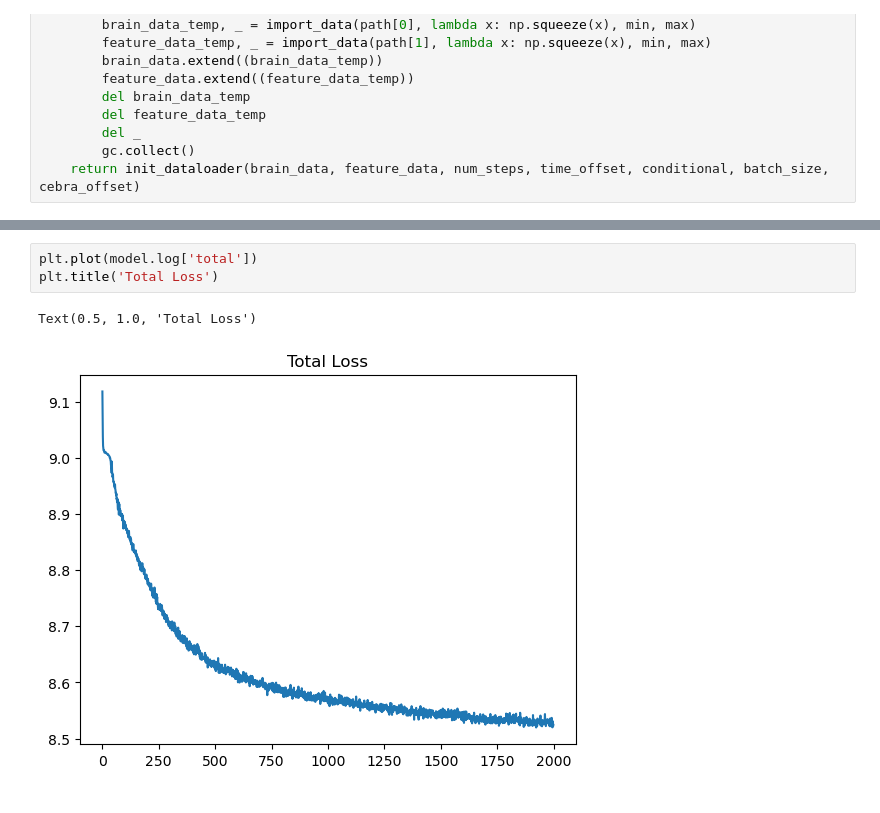
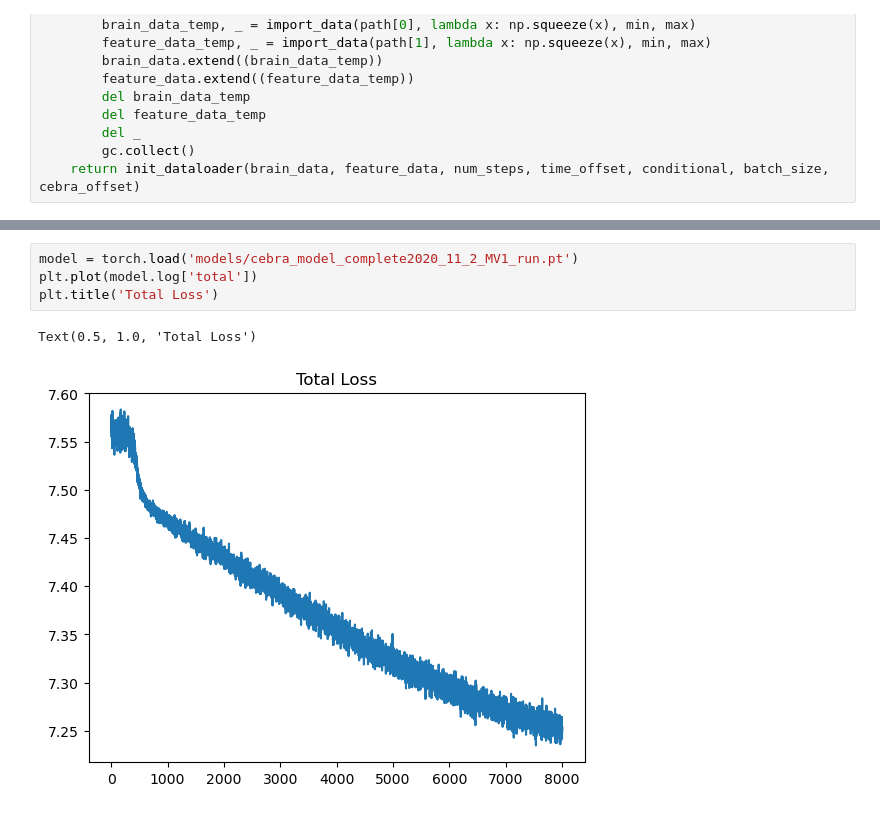
Before and after one commit to Tsuchijo/CEBRA-training, a Jupyter notebook: training_pipeline.ipynb, the cells around one changed output, grey strips where cells are left out. Drawn from its saved outputs; the diff is of its cells as text.

```diff
--- a/training_pipeline.ipynb
+++ b/training_pipeline.ipynb
@@ -184,9 +197,10 @@ Error:
 # %%
+model = torch.load('models/cebra_model_complete2020_11_2_MV1_run.pt')
 plt.plot(model.log['total'])
 plt.title('Total Loss')
 # %% [output]
 Text(0.5, 1.0, 'Total Loss')
-[figure, old version]
+[figure, new version]
 # %%
 fig, axes = plt.subplots(1, 3, figsize=(12, 4))  # Adjust figsize as per your requirements
 axes[0].plot(model.log['total'])  # Replace x1 and y1 with your data for the first plot
```
Also changed, not shown: parts of 5 cells of this notebook, 8 other files.
